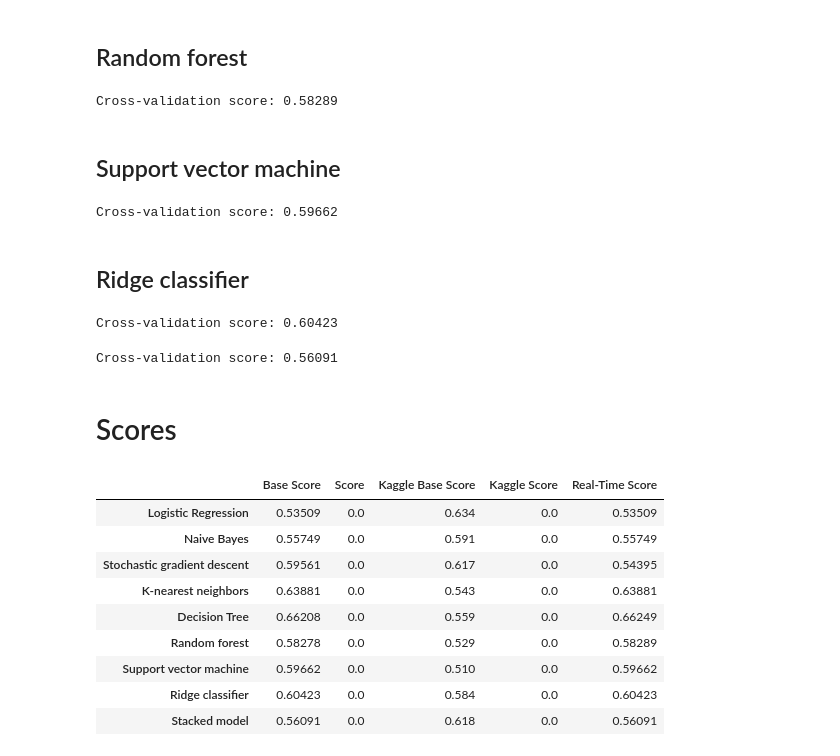
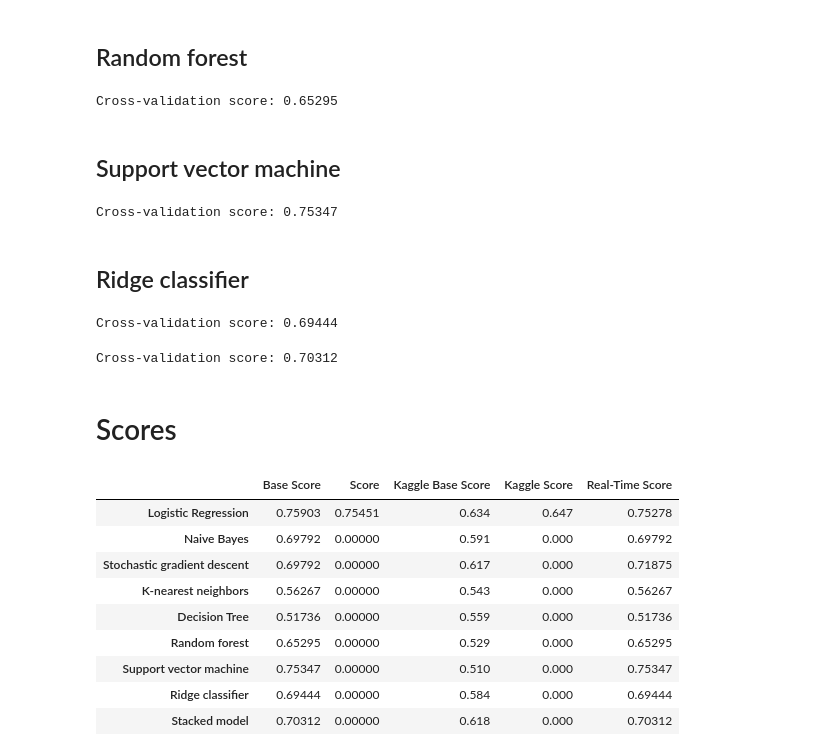
Before and after one commit to Gedas-LT/kaggle-dont-overfit, a Jupyter notebook: notebook.ipynb, the cells around one changed output. Cells and saved outputs as stored; diff of their text form; code cells hidden in the pictures.

```diff
--- a/notebook.ipynb
+++ b/notebook.ipynb
@@ -147,10 +191,10 @@ output.to_csv("submissions/dtree_predictions.csv", index=False)
 # %%
 forest = RandomForestClassifier()
 
-forest_scores = cross_val_score(forest, X_train, y_train, scoring="neg_root_mean_squared_error", error_score="raise")
+forest_scores = cross_val_score(forest, X_train, y_train, scoring="roc_auc", error_score="raise")
 print("Cross-validation score:", round(abs(forest_scores.mean()), 5))
 # %% [output]
-Cross-validation score: 0.58289
+Cross-validation score: 0.65295
 # %%
 forest.fit(X_train, y_train)
 predictions = forest.predict(X_test)
@@ -162,10 +206,10 @@ output.to_csv("submissions/forest_predictions.csv", index=False)
 # %%
 svm = SVC()
 
-svm_scores = cross_val_score(svm, X_train, y_train, scoring="neg_root_mean_squared_error", error_score="raise")
+svm_scores = cross_val_score(svm, X_train, y_train, scoring="roc_auc", error_score="raise")
 print("Cross-validation score:", round(abs(svm_scores.mean()), 5))
 # %% [output]
-Cross-validation score: 0.59662
+Cross-validation score: 0.75347
 # %%
 svm.fit(X_train, y_train)
 predictions = svm.predict(X_test)
@@ -177,10 +221,10 @@ output.to_csv("submissions/svm_predictions.csv", index=False)
 # %%
 ridge = RidgeClassifier()
 
-ridge_scores = cross_val_score(ridge, X_train, y_train, scoring="neg_root_mean_squared_error", error_score="raise")
+ridge_scores = cross_val_score(ridge, X_train, y_train, scoring="roc_auc", error_score="raise")
 print("Cross-validation score:", round(abs(ridge_scores.mean()), 5))
 # %% [output]
-Cross-validation score: 0.60423
+Cross-validation score: 0.69444
 # %%
 ridge.fit(X_train, y_train)
 predictions = ridge.predict(X_test)
@@ -203,10 +247,10 @@ stacked_model = StackingClassifier(
     final_estimator=LogisticRegression(max_iter=500)
 )
 # %%
-stacked_scores = cross_val_score(stacked_model, X_train, y_train, scoring="neg_root_mean_squared_error", error_score="raise")
+stacked_scores = cross_val_score(stacked_model, X_train, y_train, scoring="roc_auc", error_score="raise")
 print("Cross-validation score:", round(abs(stacked_scores.mean()), 5))
 # %% [output]
-Cross-validation score: 0.56091
+Cross-validation score: 0.70312
 # %%
 stacked_model.fit(X_train, y_train)
 predictions = stacked_model.predict(X_test)
@@ -216,19 +260,19 @@ output.to_csv("submissions/stacked_predictions.csv", index=False)
 # %% [markdown]
 # Scores
 # %%
-log_base_score = 0.53509
-nb_base_score = 0.55749
-sgd_base_score = 0.59561
-knn_base_score = 0.63881
-dtree_base_score = 0.66208
-forest_base_score = 0.58278
-svm_base_score = 0.59662
-ridge_base_score = 0.60423
-stacked_base_score = 0.56091
+log_base_score = 0.75903
+nb_base_score = 0.69792
+sgd_base_score = 0.69792
+knn_base_score = 0.56267
+dtree_base_score = 0.51736
+forest_base_score = 0.65295
+svm_base_score = 0.75347
+ridge_base_score = 0.69444
+stacked_base_score = 0.70312
 
-log_score = 0.00000
+log_score = 0.75451
 nb_score = 0.00000
-sgd_score = 0.00000
+sgd_score = 0.71875
 knn_score = 0.00000
 dtree_score = 0.00000
 forest_score = 0.00000
@@ -246,41 +290,41 @@ kaggle_base_svm_score = 0.510
 kaggle_base_ridge_score = 0.584
 kaggle_base_stacked_score = 0.618
 
-kaggle_log_score = 0.00000
+kaggle_log_score = 0.647
 kaggle_nb_score = 0.00000
-kaggle_sgd_score = 0.00000
+kaggle_sgd_score = 0.632
 kaggle_knn_score = 0.00000
 kaggle_dtree_score = 0.00000
 kaggle_forest_score = 0.00000
 kaggle_svm_score = 0.00000
 kaggle_ridge_score = 0.00000
 kaggle_stacked_score = 0.00000
 
 scores_table = pd.DataFrame({"Base Score": [log_base_score, nb_base_score, sgd_base_score, knn_base_score, dtree_base_score,
                                             forest_base_score, svm_base_score, ridge_base_score, stacked_base_score],
                              "Score": [log_score, nb_score, sgd_score, knn_score, dtree_score, forest_score, svm_score, ridge_score, stacked_score],
                              "Kaggle Base Score": [kaggle_base_log_score, kaggle_base_nb_score, kaggle_base_sgd_score, kaggle_base_knn_score, kaggle_base_dtree_score,
                                                    kaggle_base_forest_score, kaggle_base_svm_score, kaggle_base_ridge_score, kaggle_base_stacked_score],
                              "Kaggle Score": [kaggle_log_score, kaggle_nb_score, kaggle_sgd_score, kaggle_knn_score, kaggle_dtree_score,
                                               kaggle_forest_score, kaggle_svm_score, kaggle_ridge_score, kaggle_stacked_score],
                              "Real-Time Score": [round(abs(log_scores.mean()), 5), round(abs(nb_scores.mean()), 5), round(abs(sgd_scores.mean()), 5),
                                                  round(abs(knn_scores.mean()), 5), round(abs(dtree_scores.mean()), 5), round(abs(forest_scores.mean()), 5),
                                                  round(abs(svm_scores.mean()), 5), round(abs(ridge_scores.mean()), 5), round(abs(stacked_scores.mean()), 5)]
                              }
                             ).set_axis(
                                  ["Logistic Regression", "Naive Bayes", "Stochastic gradient descent", "K-nearest neighbors",
                                   "Decision Tree", "Random forest", "Support vector machine", "Ridge classifier", "Stacked model"], axis="index"
                                  )
 
 scores_table
 # %% [output]
 |  | Base Score | Score | Kaggle Base Score | Kaggle Score | Real-Time Score |
-| Logistic Regression | 0.53509 | 0.0 | 0.634 | 0.0 | 0.53509 |
-| Naive Bayes | 0.55749 | 0.0 | 0.591 | 0.0 | 0.55749 |
-| Stochastic gradient descent | 0.59561 | 0.0 | 0.617 | 0.0 | 0.54395 |
-| K-nearest neighbors | 0.63881 | 0.0 | 0.543 | 0.0 | 0.63881 |
-| Decision Tree | 0.66208 | 0.0 | 0.559 | 0.0 | 0.66249 |
-| Random forest | 0.58278 | 0.0 | 0.529 | 0.0 | 0.58289 |
-| Support vector machine | 0.59662 | 0.0 | 0.510 | 0.0 | 0.59662 |
-| Ridge classifier | 0.60423 | 0.0 | 0.584 | 0.0 | 0.60423 |
-| Stacked model | 0.56091 | 0.0 | 0.618 | 0.0 | 0.56091 |
+| Logistic Regression | 0.75903 | 0.75451 | 0.634 | 0.647 | 0.75278 |
+| Naive Bayes | 0.69792 | 0.00000 | 0.591 | 0.000 | 0.69792 |
+| Stochastic gradient descent | 0.69792 | 0.00000 | 0.617 | 0.000 | 0.71875 |
+| K-nearest neighbors | 0.56267 | 0.00000 | 0.543 | 0.000 | 0.56267 |
+| Decision Tree | 0.51736 | 0.00000 | 0.559 | 0.000 | 0.51736 |
+| Random forest | 0.65295 | 0.00000 | 0.529 | 0.000 | 0.65295 |
+| Support vector machine | 0.75347 | 0.00000 | 0.510 | 0.000 | 0.75347 |
+| Ridge classifier | 0.69444 | 0.00000 | 0.584 | 0.000 | 0.69444 |
+| Stacked model | 0.70312 | 0.00000 | 0.618 | 0.000 | 0.70312 |
```
Also changed, not shown: parts of 12 cells of this notebook.
